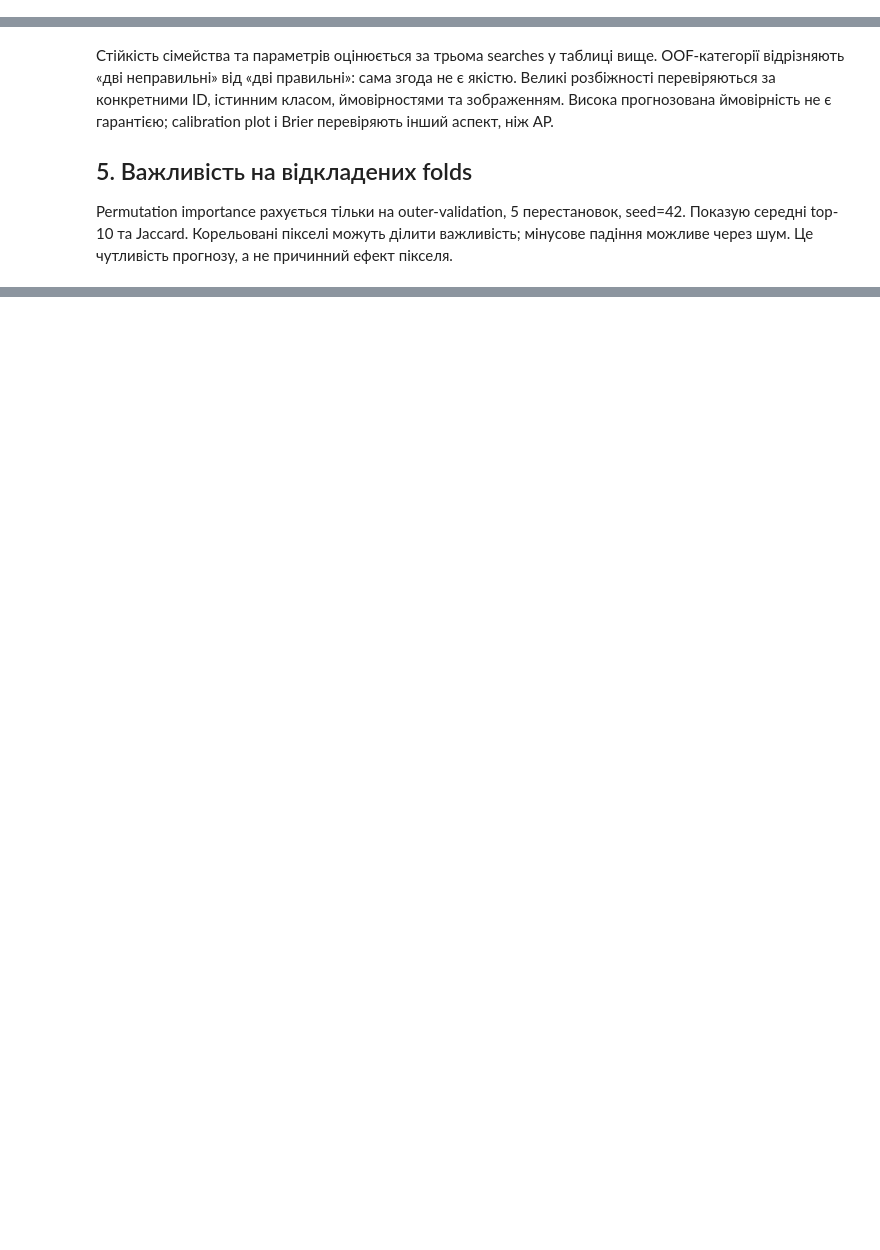
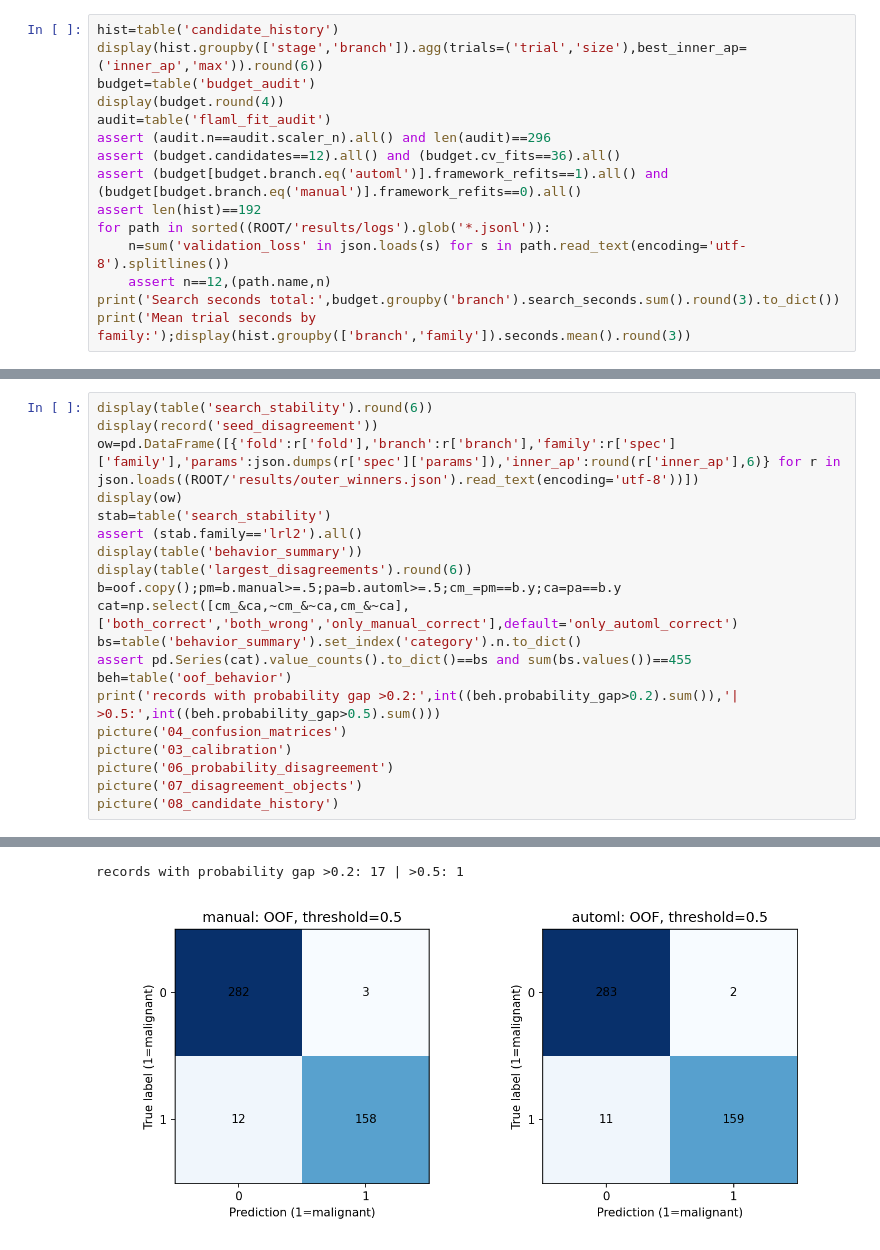
Before and after one commit to solomiiakovalchuk/machineLearning, a Jupyter notebook: lab06/notebook/lab06.ipynb, the cells around one changed output, grey strips where cells are left out. Cells and saved outputs as stored; diff of their text form; blank space fills up the shorter version.

```diff
--- a/lab06/notebook/lab06.ipynb
+++ b/lab06/notebook/lab06.ipynb
@@ -154,0 +148,15 @@ assert (table('budget_audit').cv_fits==36).all()
+# %%
+hist=table('candidate_history')
+display(hist.groupby(['stage','branch']).agg(trials=('trial','size'),best_inner_ap=('inner_ap','max')).round(6))
+budget=table('budget_audit')
+display(budget.round(4))
+audit=table('flaml_fit_audit')
+assert (audit.n==audit.scaler_n).all() and len(audit)==296
+assert (budget.candidates==12).all() and (budget.cv_fits==36).all()
+assert (budget[budget.branch.eq('automl')].framework_refits==1).all() and (budget[budget.branch.eq('manual')].framework_refits==0).all()
+assert len(hist)==192
+for path in sorted((ROOT/'results/logs').glob('*.jsonl')):
+    n=sum('validation_loss' in json.loads(s) for s in path.read_text(encoding='utf-8').splitlines())
+    assert n==12,(path.name,n)
+print('Search seconds total:',budget.groupby('branch').search_seconds.sum().round(3).to_dict())
+print('Mean trial seconds by family:');display(hist.groupby(['branch','family']).seconds.mean().round(3))
@@ -244,10 +276,21 @@ picture('07_disagreement_objects')
-# %% [markdown]
-Стійкість сімейства та параметрів оцінюється за трьома searches у таблиці вище.
-OOF-категорії відрізняють «дві неправильні» від «дві правильні»: сама згода не є якістю.
-Великі розбіжності перевіряються за конкретними ID, істинним класом, ймовірностями та зображенням.
-Висока прогнозована ймовірність не є гарантією; calibration plot і Brier перевіряють інший аспект, ніж AP.
-
-## 5. Важливість на відкладених folds
-Permutation importance рахується тільки на outer-validation, 5 перестановок, seed=42.
-Показую середні top-10 та Jaccard. Корельовані пікселі можуть ділити важливість; мінусове падіння можливе через шум.
-Це чутливість прогнозу, а не причинний ефект пікселя.
+# %%
+display(table('search_stability').round(6))
+display(record('seed_disagreement'))
+ow=pd.DataFrame([{'fold':r['fold'],'branch':r['branch'],'family':r['spec']['family'],'params':json.dumps(r['spec']['params']),'inner_ap':round(r['inner_ap'],6)} for r in json.loads((ROOT/'results/outer_winners.json').read_text(encoding='utf-8'))])
+display(ow)
+stab=table('search_stability')
+assert (stab.family=='lrl2').all()
+display(table('behavior_summary'))
+display(table('largest_disagreements').round(6))
+b=oof.copy();pm=b.manual>=.5;pa=b.automl>=.5;cm_=pm==b.y;ca=pa==b.y
+cat=np.select([cm_&ca,~cm_&~ca,cm_&~ca],['both_correct','both_wrong','only_manual_correct'],default='only_automl_correct')
+bs=table('behavior_summary').set_index('category').n.to_dict()
+assert pd.Series(cat).value_counts().to_dict()==bs and sum(bs.values())==455
+beh=table('oof_behavior')
+print('records with probability gap >0.2:',int((beh.probability_gap>0.2).sum()),'| >0.5:',int((beh.probability_gap>0.5).sum()))
+picture('04_confusion_matrices')
+picture('03_calibration')
+picture('06_probability_disagreement')
+picture('07_disagreement_objects')
+picture('08_candidate_history')
+# %% [output]
@@ -253,0 +329,2 @@ Permutation importance рахується тільки на outer-validation, 5
+records with probability gap >0.2: 17 | >0.5: 1
+[figure, added]
```
Also changed, not shown: parts of 27 cells of this notebook, 3 other files.
